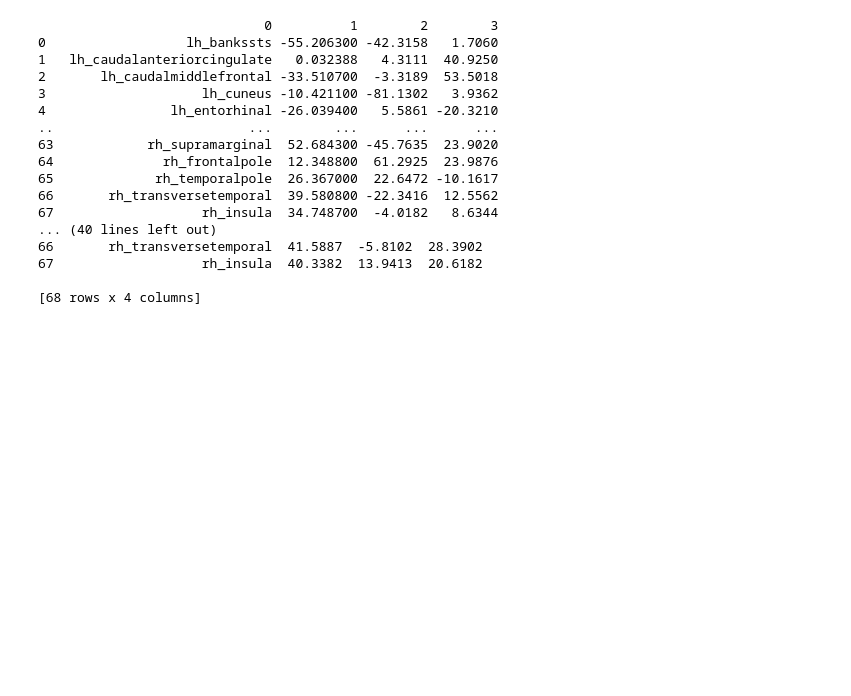
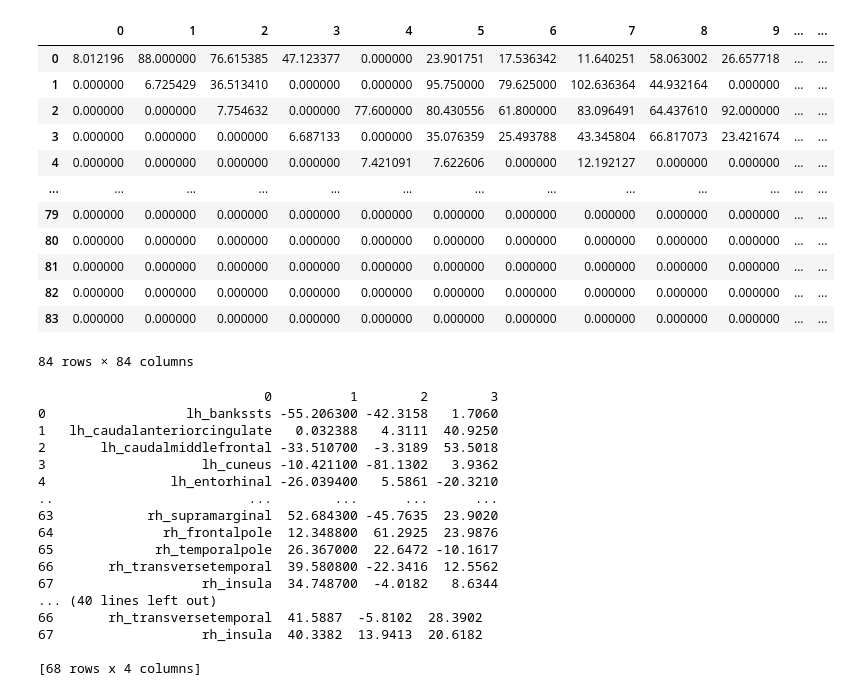
Before and after one commit to dissagaliyeva/sim2bids, a Jupyter notebook: app_templates/start_app.ipynb, the cells around one changed output. Cells and saved outputs as stored; diff of their text form; code cells hidden in the pictures; blank space fills up the shorter version.

```diff
--- a/app_templates/start_app.ipynb
+++ b/app_templates/start_app.ipynb
@@ -49,3 +70,19 @@ Creating file `CHANGES.txt`...
+# %%
+pd.read_csv('C:/Users/dinar/Desktop/gsoc_data/50healthy/CN_20120927_SCdist.csv', header=None, index_col=None, sep='\s')
+# %% [output]
+|  | 0 | 1 | 2 | 3 | 4 | 5 | 6 | 7 | 8 | 9 | ... | ... |
+| 0 | 8.012196 | 88.000000 | 76.615385 | 47.123377 | 0.000000 | 23.901751 | 17.536342 | 11.640251 | 58.063002 | 26.657718 | ... | ... |
+| 1 | 0.000000 | 6.725429 | 36.513410 | 0.000000 | 0.000000 | 95.750000 | 79.625000 | 102.636364 | 44.932164 | 0.000000 | ... | ... |
+| 2 | 0.000000 | 0.000000 | 7.754632 | 0.000000 | 77.600000 | 80.430556 | 61.800000 | 83.096491 | 64.437610 | 92.000000 | ... | ... |
+| 3 | 0.000000 | 0.000000 | 0.000000 | 6.687133 | 0.000000 | 35.076359 | 25.493788 | 43.345804 | 66.817073 | 23.421674 | ... | ... |
+| 4 | 0.000000 | 0.000000 | 0.000000 | 0.000000 | 7.421091 | 7.622606 | 0.000000 | 12.192127 | 0.000000 | 0.000000 | ... | ... |
+| ... | ... | ... | ... | ... | ... | ... | ... | ... | ... | ... | ... | ... |
+| 79 | 0.000000 | 0.000000 | 0.000000 | 0.000000 | 0.000000 | 0.000000 | 0.000000 | 0.000000 | 0.000000 | 0.000000 | ... | ... |
+| 80 | 0.000000 | 0.000000 | 0.000000 | 0.000000 | 0.000000 | 0.000000 | 0.000000 | 0.000000 | 0.000000 | 0.000000 | ... | ... |
+| 81 | 0.000000 | 0.000000 | 0.000000 | 0.000000 | 0.000000 | 0.000000 | 0.000000 | 0.000000 | 0.000000 | 0.000000 | ... | ... |
+| 82 | 0.000000 | 0.000000 | 0.000000 | 0.000000 | 0.000000 | 0.000000 | 0.000000 | 0.000000 | 0.000000 | 0.000000 | ... | ... |
+| 83 | 0.000000 | 0.000000 | 0.000000 | 0.000000 | 0.000000 | 0.000000 | 0.000000 | 0.000000 | 0.000000 | 0.000000 | ... | ... |
+84 rows × 84 columns
 # %%
 os.remove('C:/Users/dinar/Desktop/gsoc_data/brain_tumor/sub-CON01/ses-preop/SC.zip')
 # %%
```
Also changed, not shown: parts of 1 cell of this notebook, 3 other files.
